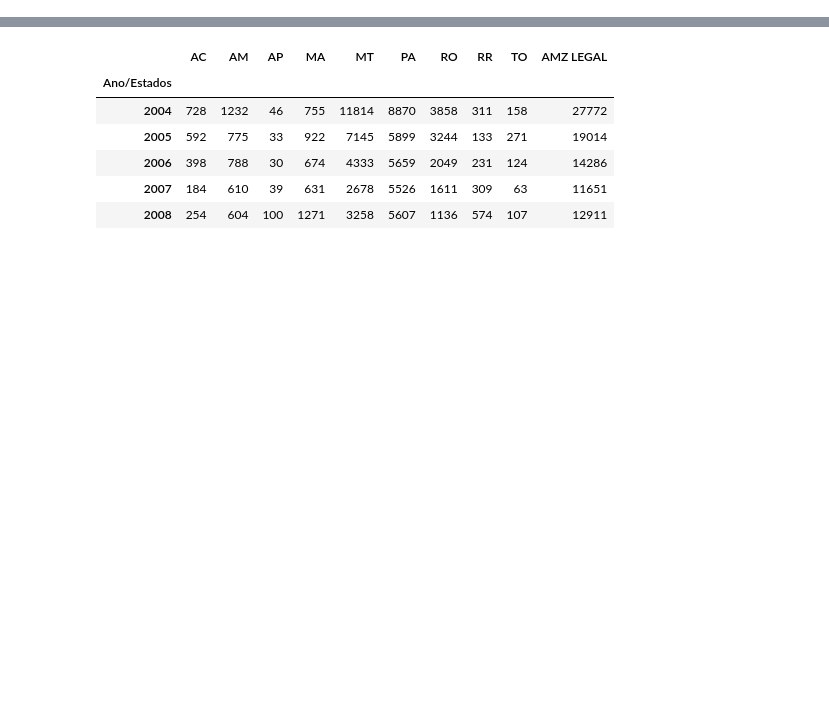
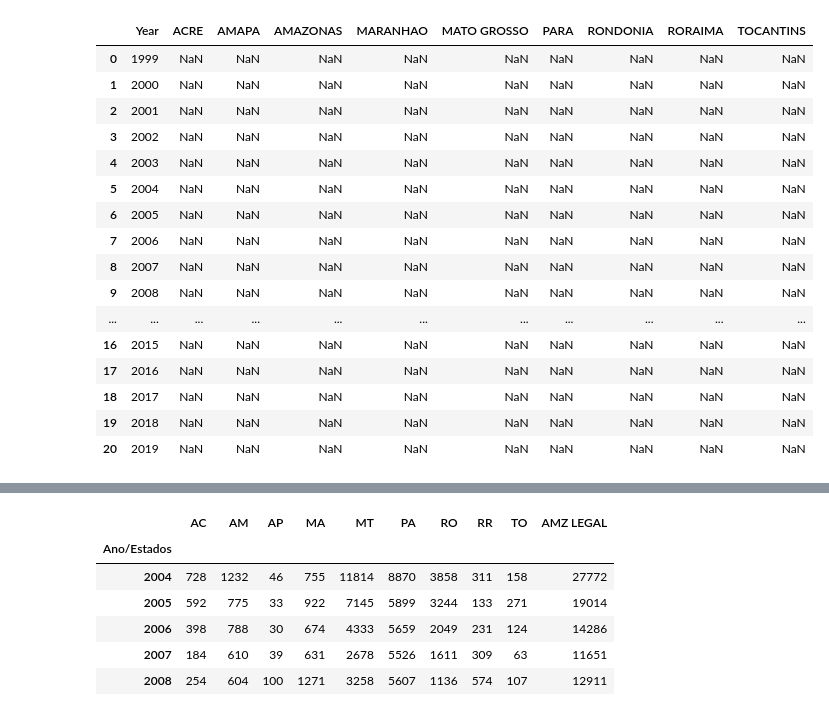
Before and after one commit to thiagomrs/icd2021projetoFinal, a Jupyter notebook: correlação.ipynb, the cells around one changed output, grey strips where cells are left out. Drawn from its saved outputs; the diff is of its cells as text; code cells hidden in the pictures; blank space fills up the shorter version.

```diff
--- a/correlação.ipynb
+++ b/correlação.ipynb
@@ -11,0 +22,26 @@ df_planted_area = pd.read_csv('https://raw.githubusercontent.com/thiagomrs/icd20
+# %%
+df_fires_new = pd.DataFrame(columns=['Year', 'ACRE', 'AMAPA', 'AMAZONAS', 'MARANHAO', 'MATO GROSSO', 'PARA', 'RONDONIA', 'RORAIMA', 'TOCANTINS'])
+fire_states = ['ACRE', 'AMAPA', 'AMAZONAS', 'MARANHAO', 'MATO GROSSO', 'PARA', 'RONDONIA', 'RORAIMA', 'TOCANTINS']
+# %%
+df_fires_new['Year'] = np.array(range(1999, 2020))
+# %%
+#df_fires_new[df_fires_new['Year'] == 1999] = np.ones(10)
+df_fires_new
+# %% [output]
+|  | Year | ACRE | AMAPA | AMAZONAS | MARANHAO | MATO GROSSO | PARA | RONDONIA | RORAIMA | TOCANTINS |
+| 0 | 1999 | NaN | NaN | NaN | NaN | NaN | NaN | NaN | NaN | NaN |
+| 1 | 2000 | NaN | NaN | NaN | NaN | NaN | NaN | NaN | NaN | NaN |
+| 2 | 2001 | NaN | NaN | NaN | NaN | NaN | NaN | NaN | NaN | NaN |
+| 3 | 2002 | NaN | NaN | NaN | NaN | NaN | NaN | NaN | NaN | NaN |
+| 4 | 2003 | NaN | NaN | NaN | NaN | NaN | NaN | NaN | NaN | NaN |
+| 5 | 2004 | NaN | NaN | NaN | NaN | NaN | NaN | NaN | NaN | NaN |
+| 6 | 2005 | NaN | NaN | NaN | NaN | NaN | NaN | NaN | NaN | NaN |
+| 7 | 2006 | NaN | NaN | NaN | NaN | NaN | NaN | NaN | NaN | NaN |
+| 8 | 2007 | NaN | NaN | NaN | NaN | NaN | NaN | NaN | NaN | NaN |
+| 9 | 2008 | NaN | NaN | NaN | NaN | NaN | NaN | NaN | NaN | NaN |
+| ... | ... | ... | ... | ... | ... | ... | ... | ... | ... | ... |
+| 16 | 2015 | NaN | NaN | NaN | NaN | NaN | NaN | NaN | NaN | NaN |
+| 17 | 2016 | NaN | NaN | NaN | NaN | NaN | NaN | NaN | NaN | NaN |
+| 18 | 2017 | NaN | NaN | NaN | NaN | NaN | NaN | NaN | NaN | NaN |
+| 19 | 2018 | NaN | NaN | NaN | NaN | NaN | NaN | NaN | NaN | NaN |
+| 20 | 2019 | NaN | NaN | NaN | NaN | NaN | NaN | NaN | NaN | NaN |
```
Also changed, not shown: parts of 26 cells of this notebook.
